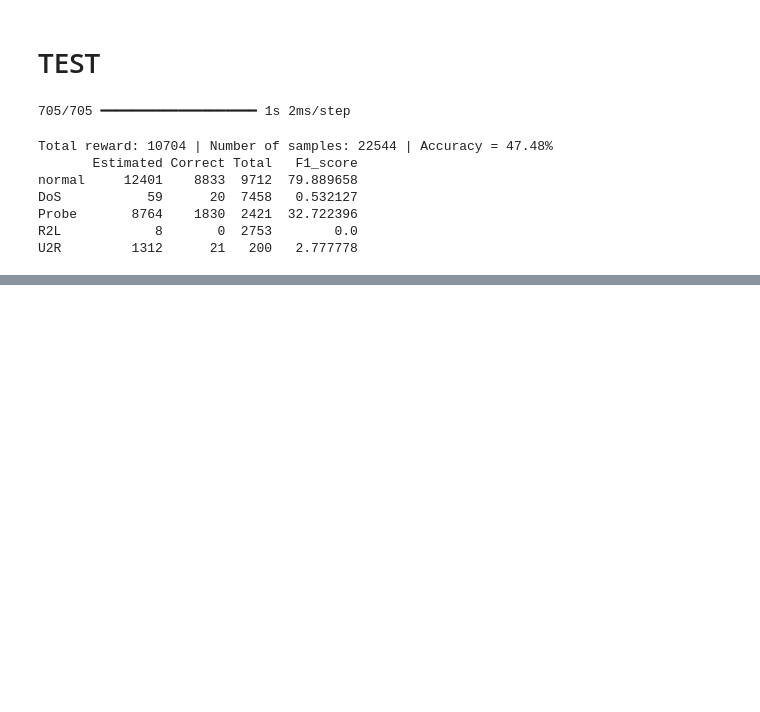
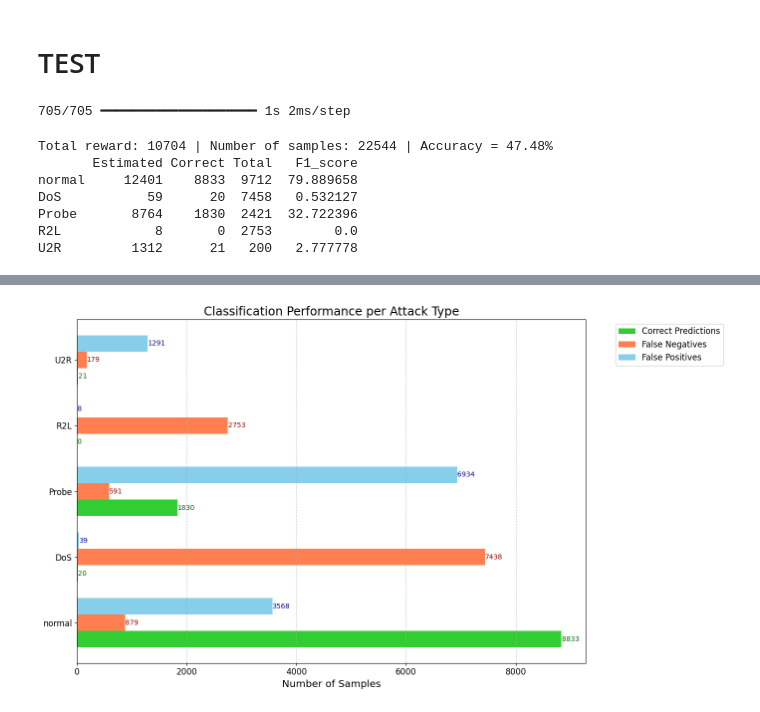
Before and after one commit to J1ngy1/CSE510, a Jupyter notebook: Notebooks/AE_RL_NSL_KDD.ipynb, the cells around one changed output, grey strips where cells are left out. Saved outputs shown, nothing was run; the diff lists cells and outputs as text; code cells hidden in the pictures; blank space fills up the shorter version.

```diff
--- a/Notebooks/AE_RL_NSL_KDD.ipynb
+++ b/Notebooks/AE_RL_NSL_KDD.ipynb
@@ -1051,2 +1000,66 @@ NameError: name 'actual_labels' is not defined
+# %%
+
+# Define bar properties
+bar_height = 0.25
+positions = np.arange(len(true_labels))
+
+# Compute data for the bars
+false_negatives = np.abs(estimated_correct_labels - true_labels)
+false_positives = np.abs(estimated_labels - estimated_correct_labels)
+
+# Create figure and axis
+fig, ax = plt.subplots(figsize=(14, 8))
+
+# Plot the bars side by side for each attack type
+ax.barh(
+    positions - bar_height,
+    estimated_correct_labels,
+    height=bar_height,
+    color='limegreen',
+    label='Correct Predictions'
+)
+
+ax.barh(
+    positions,
+    false_negatives,
+    height=bar_height,
+    color='coral',
+    label='False Negatives'
+)
+
+ax.barh(
+    positions + bar_height,
+    false_positives,
+    height=bar_height,
+    color='skyblue',
+    label='False Positives'
+)
+
+# Add annotations for clarity
+for idx, (correct, fn, fp) in enumerate(zip(estimated_correct_labels, false_negatives, false_positives)):
+    ax.text(correct + 2, idx - bar_height, f'{correct}', va='center', fontsize=10, color='darkgreen')
+    ax.text(fn + 2, idx, f'{fn}', va='center', fontsize=10, color='darkred')
+    ax.text(fp + 2, idx + bar_height, f'{fp}', va='center', fontsize=10, color='darkblue')
+
+# Customize axis ticks and labels
+ax.set_yticks(positions)
+ax.set_yticklabels(env.attack_types, fontsize='large')
+ax.set_xlabel('Number of Samples', fontsize='x-large')
+ax.set_title('Classification Performance per Attack Type', fontsize='xx-large')
+ax.xaxis.set_tick_params(labelsize=12)
+
+# Add grid for readability
+ax.grid(axis='x', linestyle='--', alpha=0.7)
+
+# Add a legend outside the plot
+ax.legend(fontsize='large', bbox_to_anchor=(1.05, 1), loc='upper left')
+
+# Adjust layout to avoid overlap
+plt.tight_layout()
+
+# Save the updated plot
+plt.savefig('results/test_results_nsl_kdd_grouped_horizontal.svg', format='svg', dpi=1000)
+# %% [output]
+[figure, added]
 # %%
 estimated_correct_labels
```
Also changed, not shown: parts of 8 cells of this notebook.
